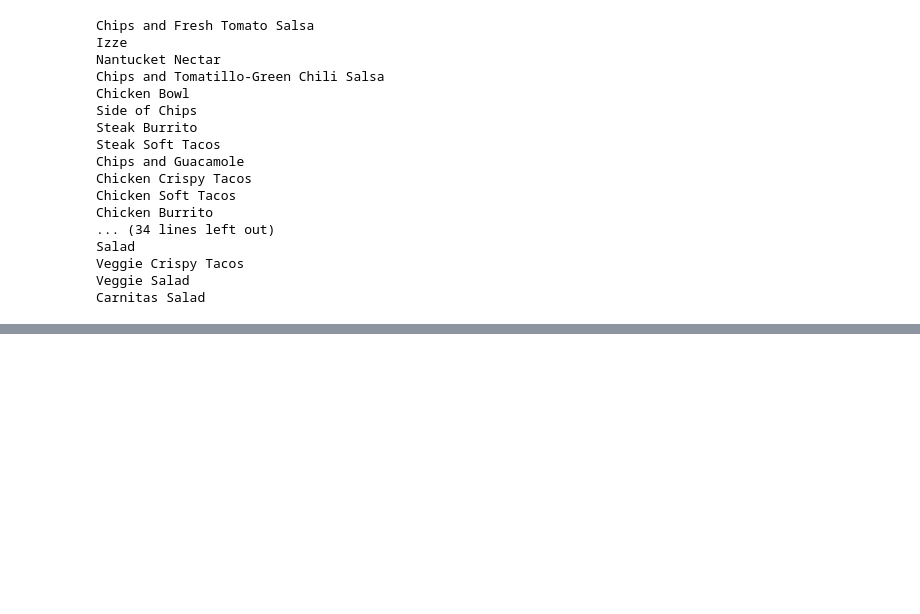
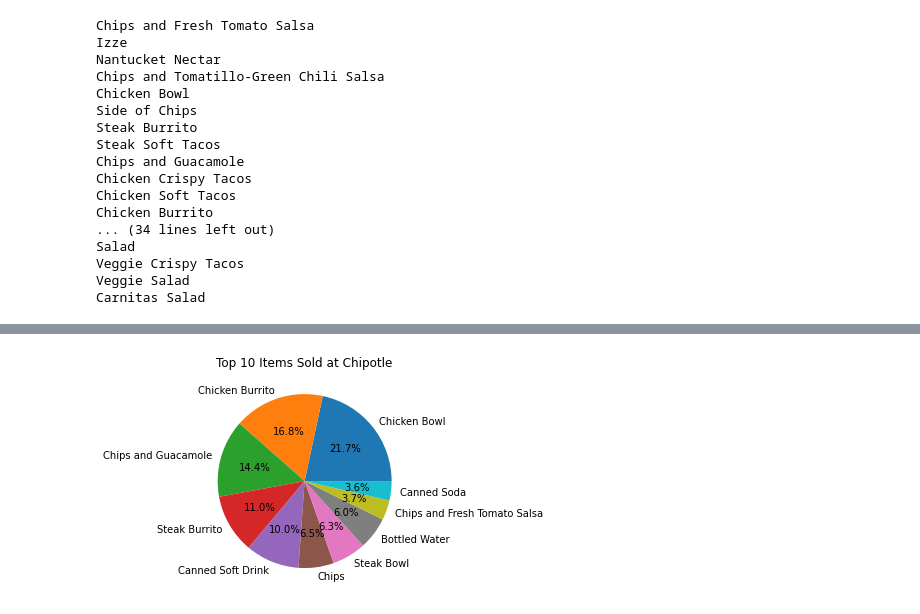
Before and after one commit to calvinhoang203/team-data-exploration, a Jupyter notebook: chipotle_data.ipynb, the cells around one changed output, grey strips where cells are left out. Saved outputs shown, nothing was run; the diff lists cells and outputs as text; code cells hidden in the pictures; blank space fills up the shorter version.

```diff
--- a/chipotle_data.ipynb
+++ b/chipotle_data.ipynb
@@ -160,0 +171,7 @@ plt.show()
+# %%
+top_10_items = item_sales.sort_values(ascending=False).head(10)
+plt.title('Top 10 Items Sold at Chipotle')
+plt.pie(top_10_items, labels = top_10_items.index, autopct='%1.1f%%')
+plt.show()
+# %% [output]
+[figure, added]
```
Also changed, not shown: parts of 4 cells of this notebook.
